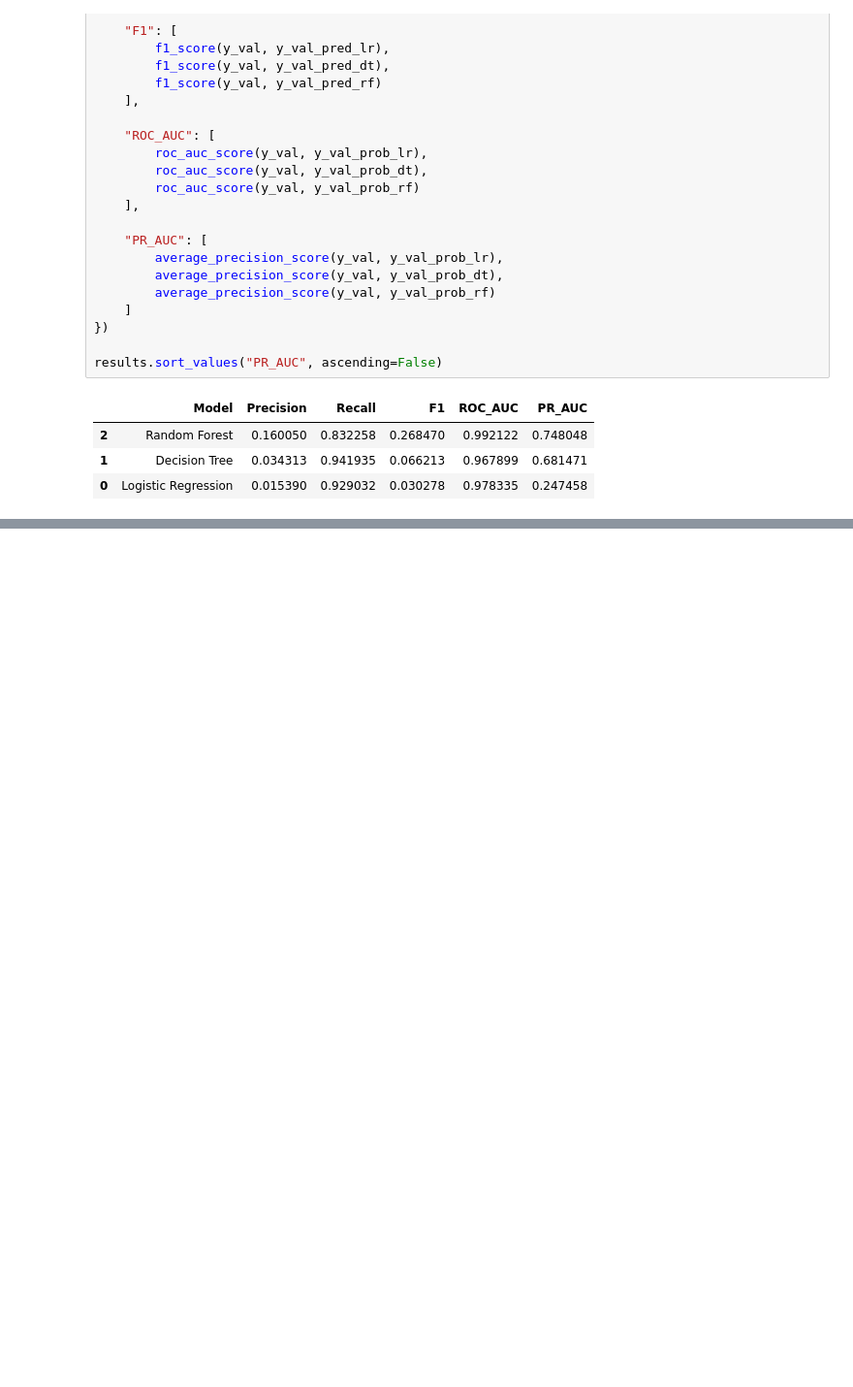
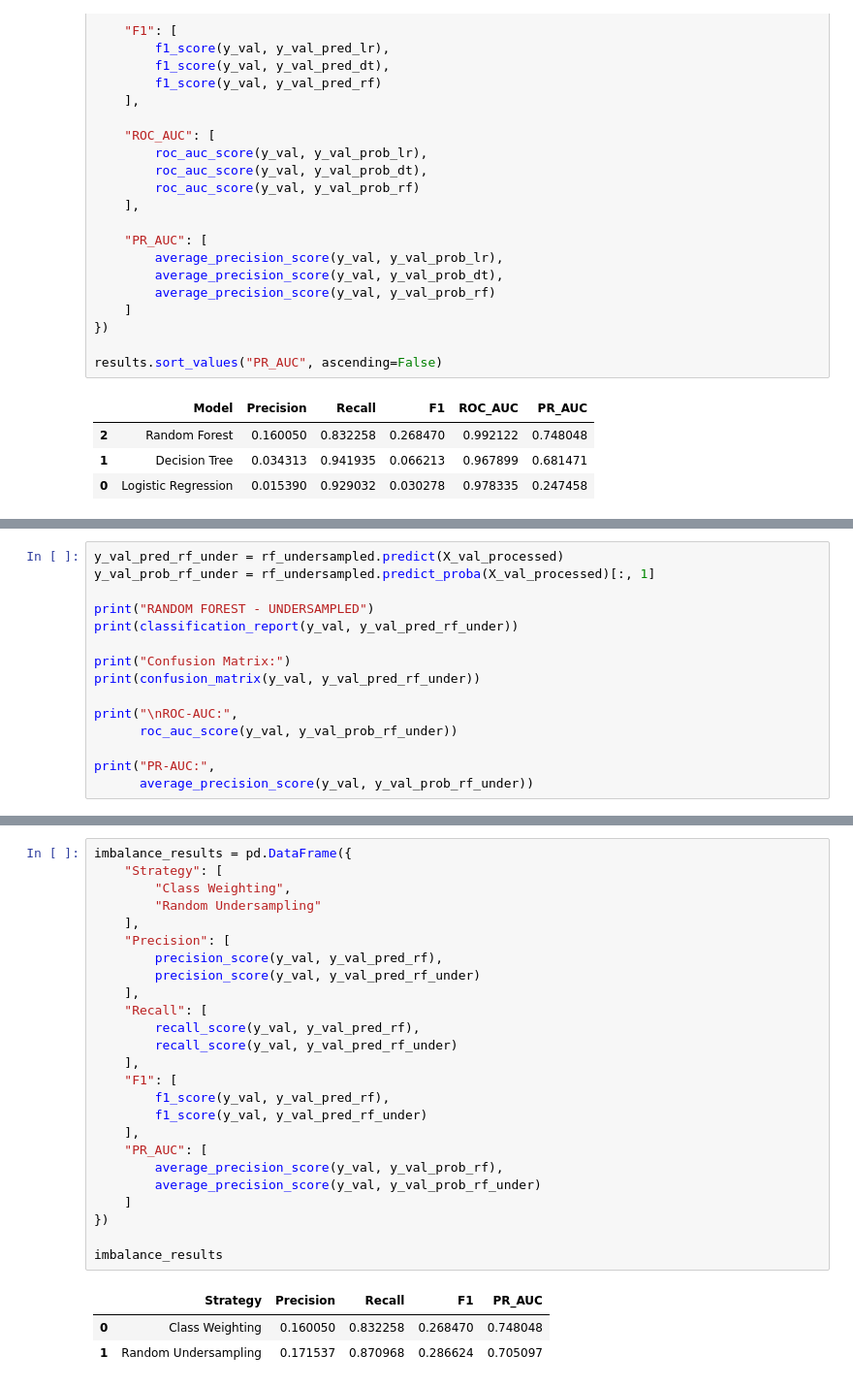
Before and after one commit to RawanHanyy/FraudShield-AI, a Jupyter notebook: notebooks/FraudShield_AI_Graduation_Project.ipynb, the cells around one changed output, grey strips where cells are left out. Shown at 97% size. Saved outputs shown, nothing was run; the diff lists cells and outputs as text; blank space fills up the shorter version.

```diff
--- a/notebooks/FraudShield_AI_Graduation_Project.ipynb
+++ b/notebooks/FraudShield_AI_Graduation_Project.ipynb
@@ -522,0 +596,15 @@ results.sort_values("PR_AUC", ascending=False)
+# %%
+y_val_pred_rf_under = rf_undersampled.predict(X_val_processed)
+y_val_prob_rf_under = rf_undersampled.predict_proba(X_val_processed)[:, 1]
+
+print("RANDOM FOREST - UNDERSAMPLED")
+print(classification_report(y_val, y_val_pred_rf_under))
+
+print("Confusion Matrix:")
+print(confusion_matrix(y_val, y_val_pred_rf_under))
+
+print("\nROC-AUC:",
+      roc_auc_score(y_val, y_val_prob_rf_under))
+
+print("PR-AUC:",
+      average_precision_score(y_val, y_val_prob_rf_under))
@@ -522,0 +628,29 @@ results.sort_values("PR_AUC", ascending=False)
+# %%
+imbalance_results = pd.DataFrame({
+    "Strategy": [
+        "Class Weighting",
+        "Random Undersampling"
+    ],
+    "Precision": [
+        precision_score(y_val, y_val_pred_rf),
+        precision_score(y_val, y_val_pred_rf_under)
+    ],
+    "Recall": [
+        recall_score(y_val, y_val_pred_rf),
+        recall_score(y_val, y_val_pred_rf_under)
+    ],
+    "F1": [
+        f1_score(y_val, y_val_pred_rf),
+        f1_score(y_val, y_val_pred_rf_under)
+    ],
+    "PR_AUC": [
+        average_precision_score(y_val, y_val_prob_rf),
+        average_precision_score(y_val, y_val_prob_rf_under)
+    ]
+})
+
+imbalance_results
+# %% [output]
+|  | Strategy | Precision | Recall | F1 | PR_AUC |
+| 0 | Class Weighting | 0.160050 | 0.832258 | 0.268470 | 0.748048 |
+| 1 | Random Undersampling | 0.171537 | 0.870968 | 0.286624 | 0.705097 |
```
Also changed, not shown: parts of 20 cells of this notebook.
